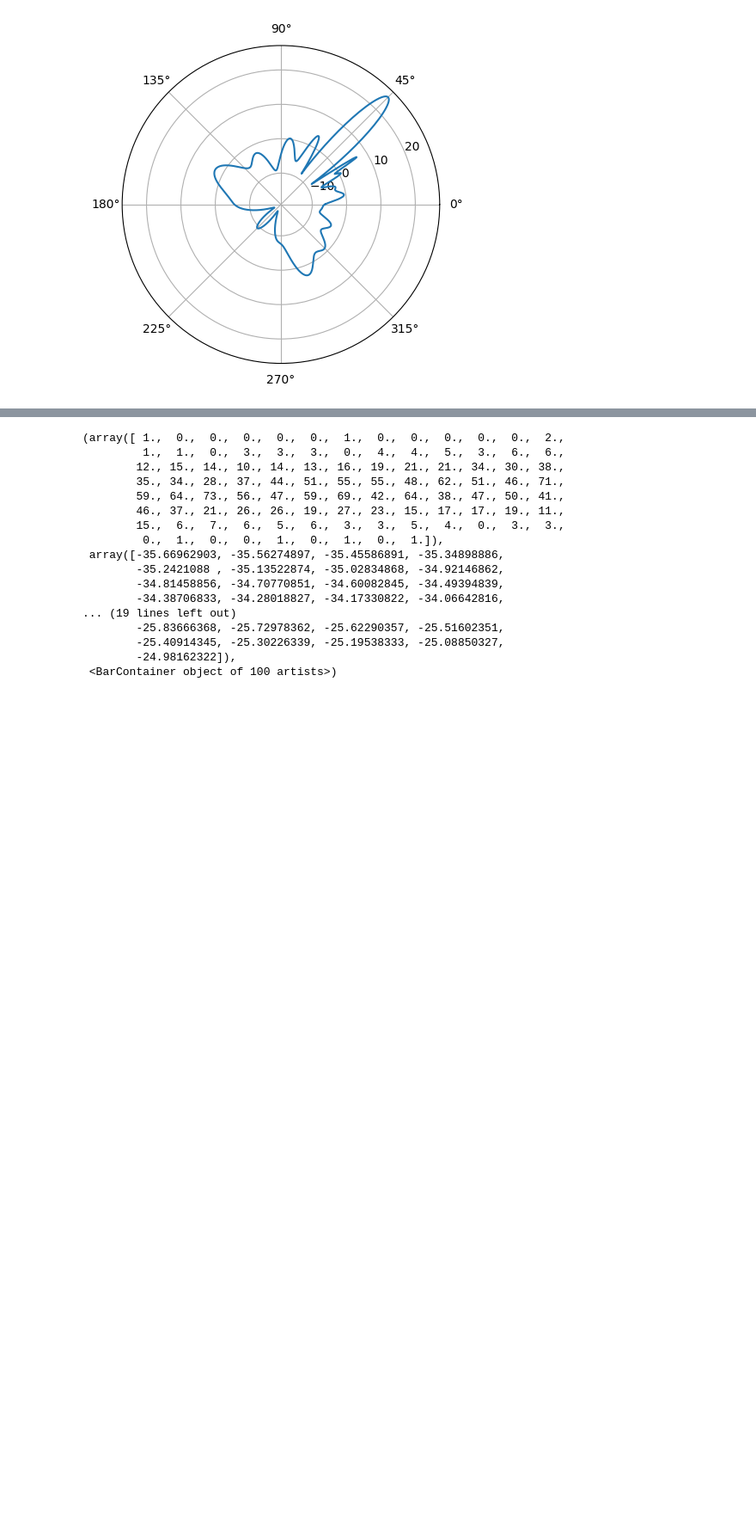
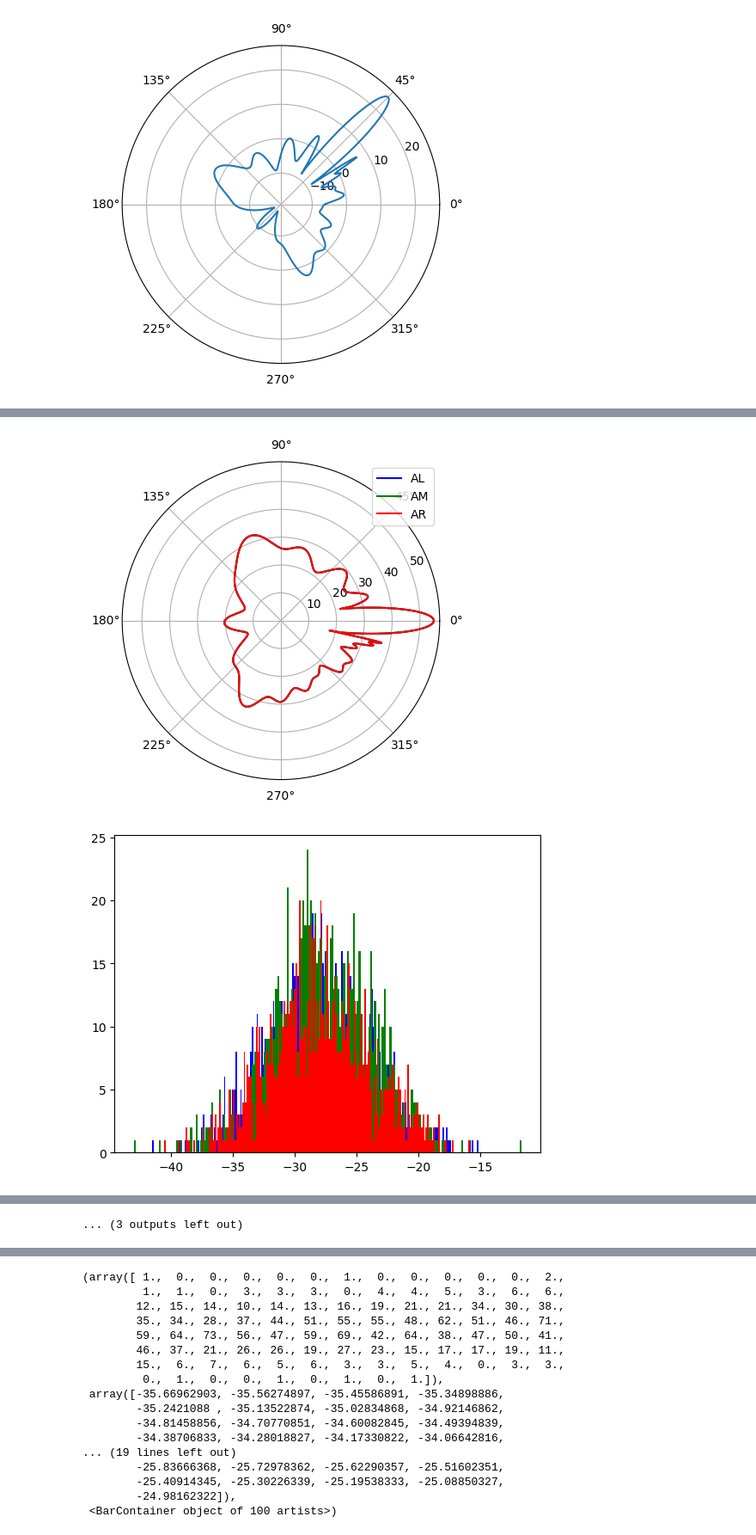
Before and after one commit to Aplefen1/BeeTrackingDiss, a Jupyter notebook: Angle Probability/tests.ipynb, the cells around one changed output, grey strips where cells are left out. Shown at 86% size. Drawn from its saved outputs; the diff is of its cells as text; code cells hidden in the pictures; blank space fills up the shorter version.

```diff
--- a/Angle Probability/tests.ipynb
+++ b/Angle Probability/tests.ipynb
@@ -170,0 +153,23 @@ model.test_estimation()
+# %%
+from Antenna import Antenna
+from Array import Array
+from Model import Model
+
+import pandas as pd
+import scipy.io
+import numpy as np
+import matplotlib.pyplot as plt
+%matplotlib inline
+
+angles = np.linspace(0, np.pi/2, 5)
+
+m = Model(0, 100, 0)
+
+for angle in angles:
+    m.set_antenna_separation(angle)
+    m.polar_plot()
+    m.plot_recieved_signals()
+    m.difference_distributions()
+# %% [output]
+[figure, added]
+[figure, added]
@@ -170,0 +186 @@ model.test_estimation()
+... (3 outputs left out)
```
Also changed, not shown: parts of 3 cells of this notebook, 11 other files.
